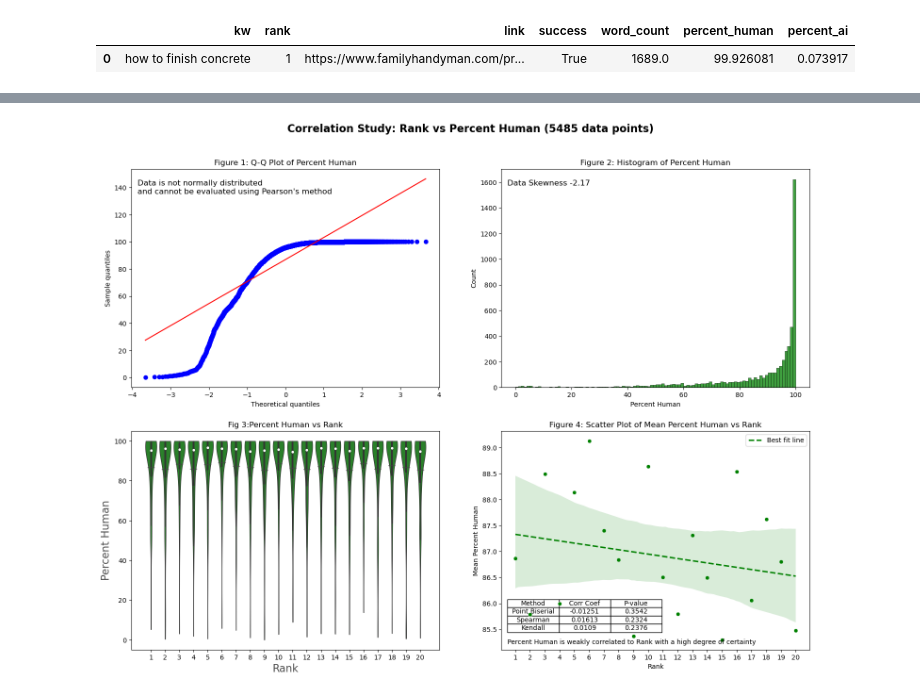
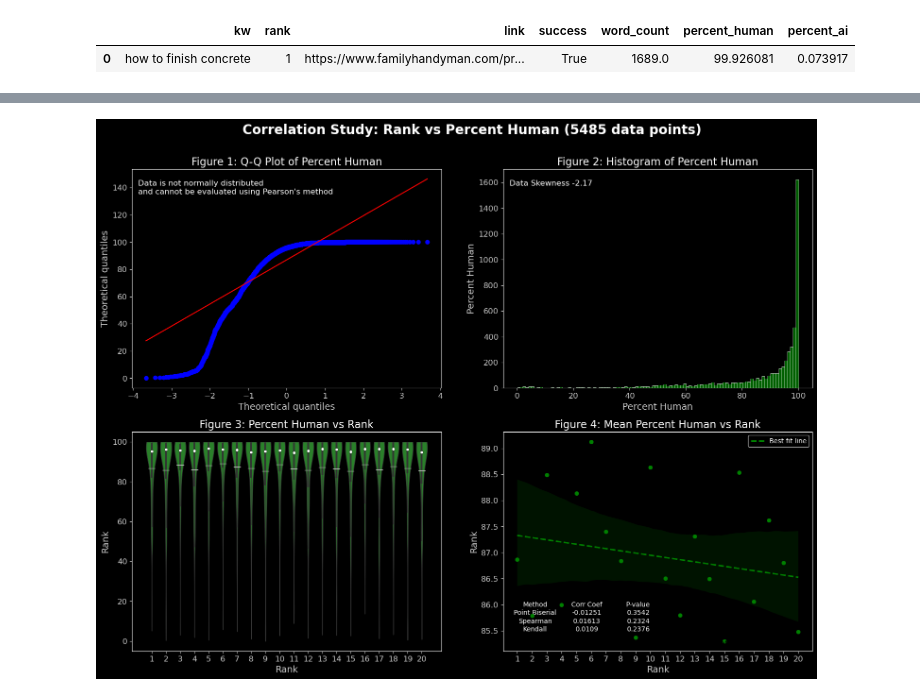
Before and after one commit to Magmafish/SerpGS, a Jupyter notebook: int_kw.ipynb, the cells around one changed output, grey strips where cells are left out. Cells and saved outputs as stored; diff of their text form; code cells hidden in the pictures.

```diff
--- a/int_kw.ipynb
+++ b/int_kw.ipynb
@@ -152,5 +283,5 @@ multiplotv(df_15_ky)
 # %%
 df_18_ky = df.groupby('kw').filter(lambda x: len(x) >= 18)
-multiplotv(df_18_ky)
+multiplotv_dark(df_18_ky)
 # %% [output]
-[figure, old version]
+[figure, new version]
```
Also changed, not shown: parts of 5 cells of this notebook, 1 other file.
